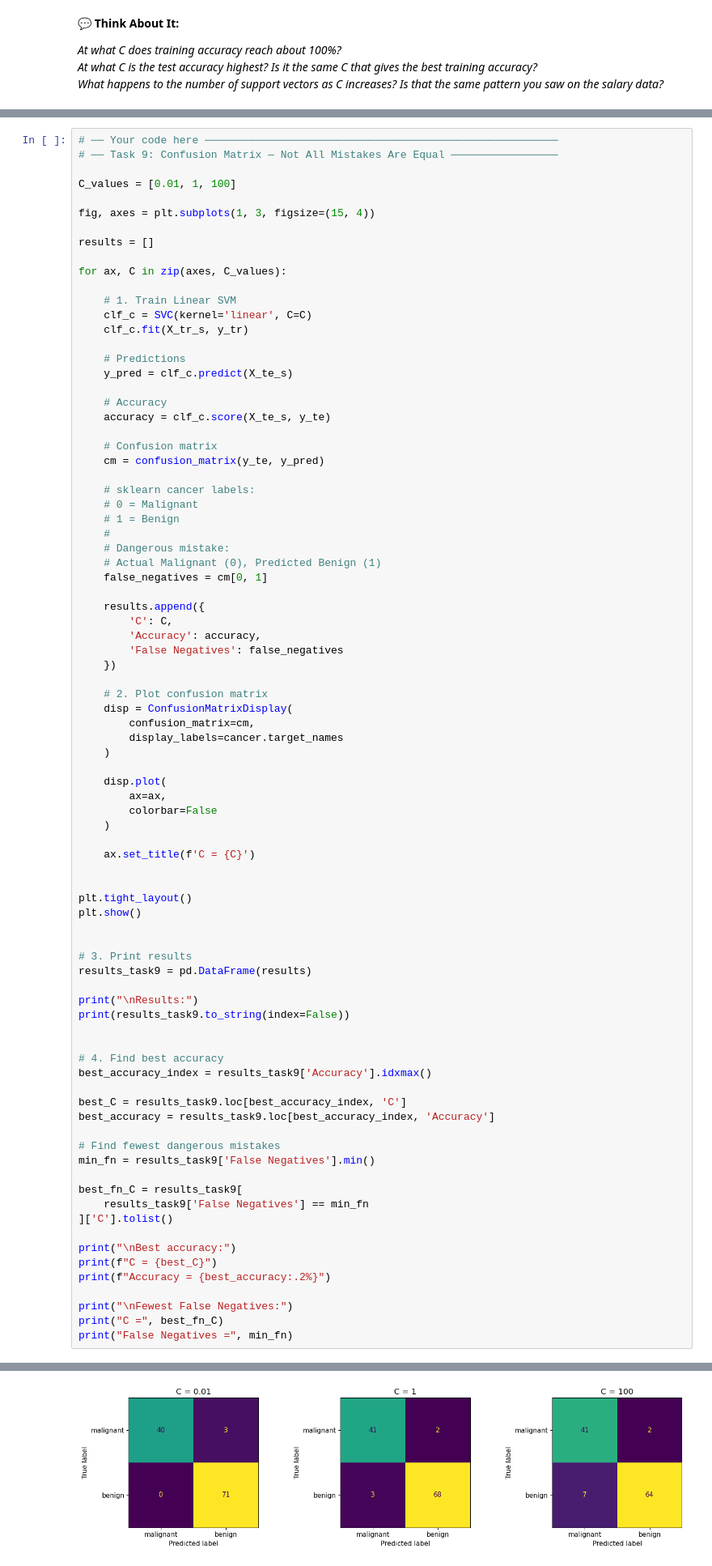
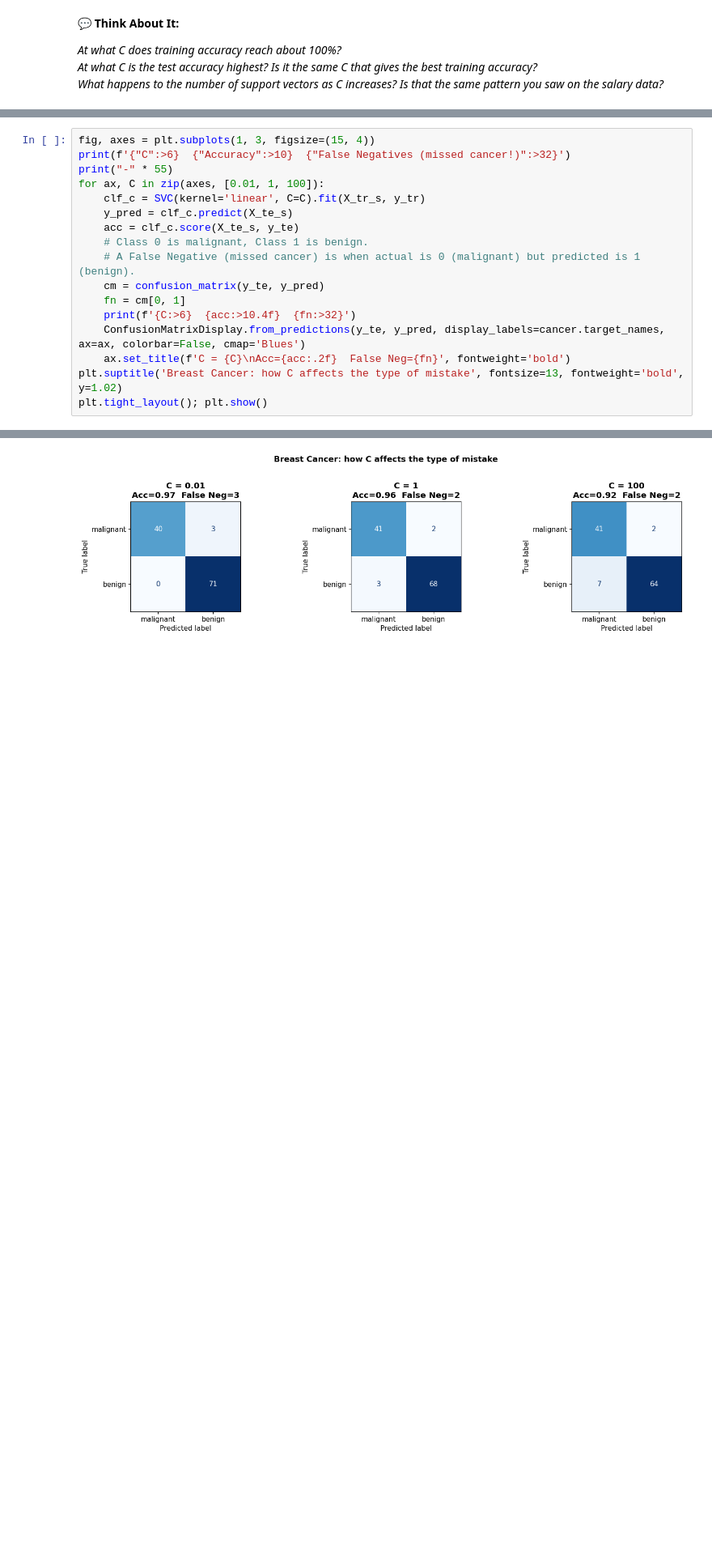
Before and after one commit to FurqanAlyy/AI-ML-NIAI, a Jupyter notebook: svm_student_v3_updated.ipynb, the cells around one changed output, grey strips where cells are left out. Shown at 81% size. Cells and saved outputs as stored; diff of their text form; blank space fills up the shorter version.

```diff
--- a/svm_student_v3_updated.ipynb
+++ b/svm_student_v3_updated.ipynb
@@ -1475,87 +926,20 @@ A **False Negative** is far more dangerous. So: does the choice of C change the
 3. Print the number of False Negatives for each C
 4. Does the C with the best accuracy also have the fewest dangerous mistakes?
 # %%
-# ── Your code here ────────────────────────────────────────────────────────
-# ── Task 9: Confusion Matrix — Not All Mistakes Are Equal ─────────────────
-
-C_values = [0.01, 1, 100]
-
 fig, axes = plt.subplots(1, 3, figsize=(15, 4))
-
-results = []
-
-for ax, C in zip(axes, C_values):
-
-    # 1. Train Linear SVM
-    clf_c = SVC(kernel='linear', C=C)
-    clf_c.fit(X_tr_s, y_tr)
-
-    # Predictions
+print(f'{"C":>6}  {"Accuracy":>10}  {"False Negatives (missed cancer!)":>32}')
+print("-" * 55)
+for ax, C in zip(axes, [0.01, 1, 100]):
+    clf_c = SVC(kernel='linear', C=C).fit(X_tr_s, y_tr)
     y_pred = clf_c.predict(X_te_s)
-
-    # Accuracy
-    accuracy = clf_c.score(X_te_s, y_te)
-
-    # Confusion matrix
+    acc = clf_c.score(X_te_s, y_te)
+    # Class 0 is malignant, Class 1 is benign.
+    # A False Negative (missed cancer) is when actual is 0 (malignant) but predicted is 1 (benign).
     cm = confusion_matrix(y_te, y_pred)
-
-    # sklearn cancer labels:
-    # 0 = Malignant
-    # 1 = Benign
-    #
-    # Dangerous mistake:
-    # Actual Malignant (0), Predicted Benign (1)
-    false_negatives = cm[0, 1]
-
-    results.append({
-        'C': C,
-        'Accuracy': accuracy,
-        'False Negatives': false_negatives
-    })
-
-    # 2. Plot confusion matrix
-    disp = ConfusionMatrixDisplay(
-        confusion_matrix=cm,
-        display_labels=cancer.target_names
-    )
-
-    disp.plot(
-        ax=ax,
-        colorbar=False
-    )
-
-    ax.set_title(f'C = {C}')
-
-
-plt.tight_layout()
-plt.show()
-
-
-# 3. Print results
-results_task9 = pd.DataFrame(results)
-
-print("\nResults:")
-print(results_task9.to_string(index=False))
-
-
-# 4. Find best accuracy
-best_accuracy_index = results_task9['Accuracy'].idxmax()
-
-best_C = results_task9.loc[best_accuracy_index, 'C']
-best_accuracy = results_task9.loc[best_accuracy_index, 'Accuracy']
-
-# Find fewest dangerous mistakes
-min_fn = results_task9['False Negatives'].min()
-
-best_fn_C = results_task9[
-    results_task9['False Negatives'] == min_fn
-]['C'].tolist()
-
-print("\nBest accuracy:")
-print(f"C = {best_C}")
-print(f"Accuracy = {best_accuracy:.2%}")
-
-print("\nFewest False Negatives:")
-print("C =", best_fn_C)
-print("False Negatives =", min_fn)
+    fn = cm[0, 1]
+    print(f'{C:>6}  {acc:>10.4f}  {fn:>32}')
+    ConfusionMatrixDisplay.from_predictions(y_te, y_pred, display_labels=cancer.target_names, ax=ax, colorbar=False, cmap='Blues')
+    ax.set_title(f'C = {C}\nAcc={acc:.2f}  False Neg={fn}', fontweight='bold')
+plt.suptitle('Breast Cancer: how C affects the type of mistake', fontsize=13, fontweight='bold', y=1.02)
+plt.tight_layout(); plt.show()
 # %% [output]
@@ -1562 +951 @@ print("False Negatives =", min_fn)
-[figure, old version]
+[figure, new version]
```
Also changed, not shown: parts of 12 cells of this notebook, 2 other files.
